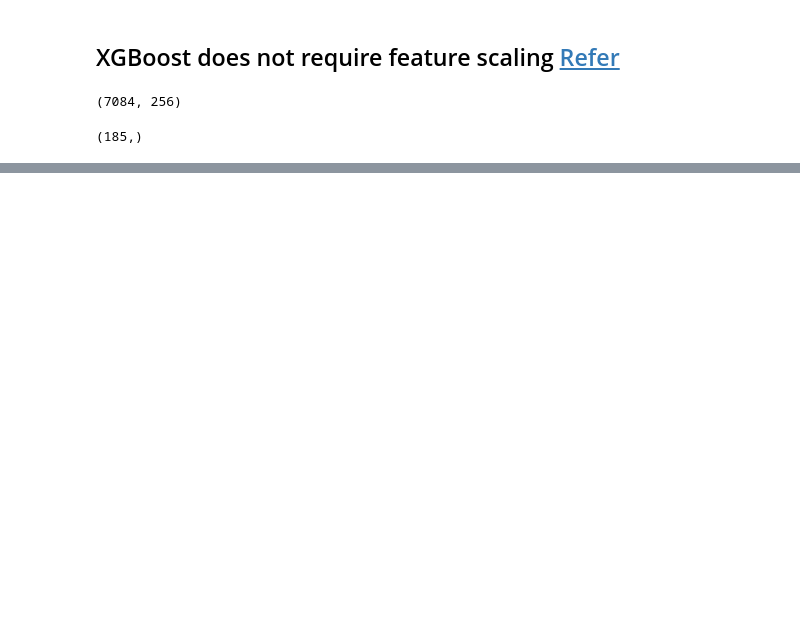
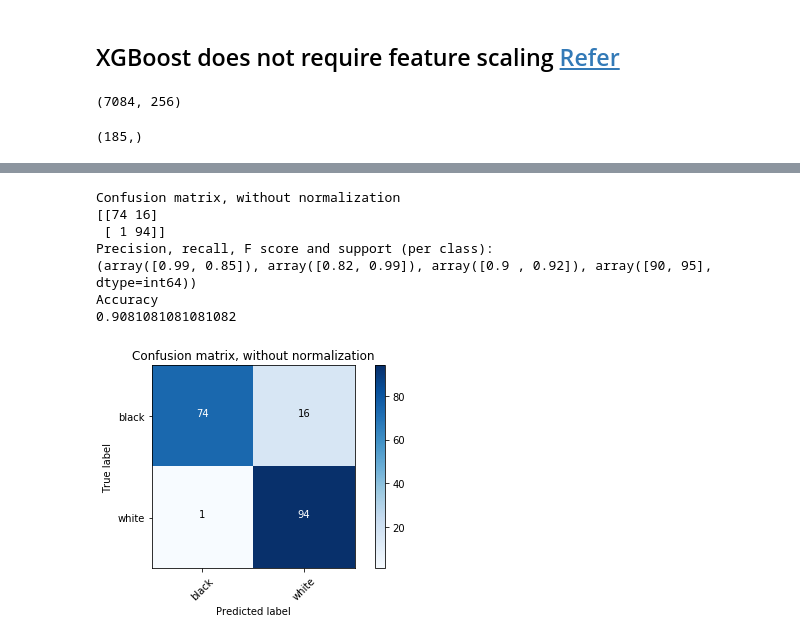
Before and after one commit to ace-racer/Extending-Board-Games-using-deep-learning, a Jupyter notebook: chess_piece_detection/3_class_classifier/ColorClassificationXGB.ipynb, the cells around one changed output, grey strips where cells are left out. Cells and saved outputs as stored; diff of their text form; code cells hidden in the pictures; blank space fills up the shorter version.

Commit message:
Fix issues and get 94% accuracy in color detection

```diff
--- a/chess_piece_detection/3_class_classifier/ColorClassificationXGB.ipynb
+++ b/chess_piece_detection/3_class_classifier/ColorClassificationXGB.ipynb
@@ -258,8 +260,17 @@ array([[0., 0., 0., ..., 0., 0., 0.],
 # %%
 from sklearn.ensemble import RandomForestClassifier
-clf = RandomForestClassifier(n_estimators=20000, max_depth=5, random_state=42)
+clf = RandomForestClassifier(n_estimators=1000, max_depth=5, random_state=42)
 clf.fit(X_train, y_train)
-y_predicted = clf.predict(X_train)
-generate_performance_results(y_train, y_predicted)
+y_predicted = clf.predict(X_test)
+generate_performance_results(y_test, y_predicted)
+# %% [output]
+Confusion matrix, without normalization
+[[74 16]
+ [ 1 94]]
+Precision, recall, F score and support (per class):
+(array([0.99, 0.85]), array([0.82, 0.99]), array([0.9 , 0.92]), array([90, 95], dtype=int64))
+Accuracy
+0.9081081081081082
+[figure, added]
 # %%
 clf.feature_importances_
```
Also changed, not shown: parts of 14 cells of this notebook.
